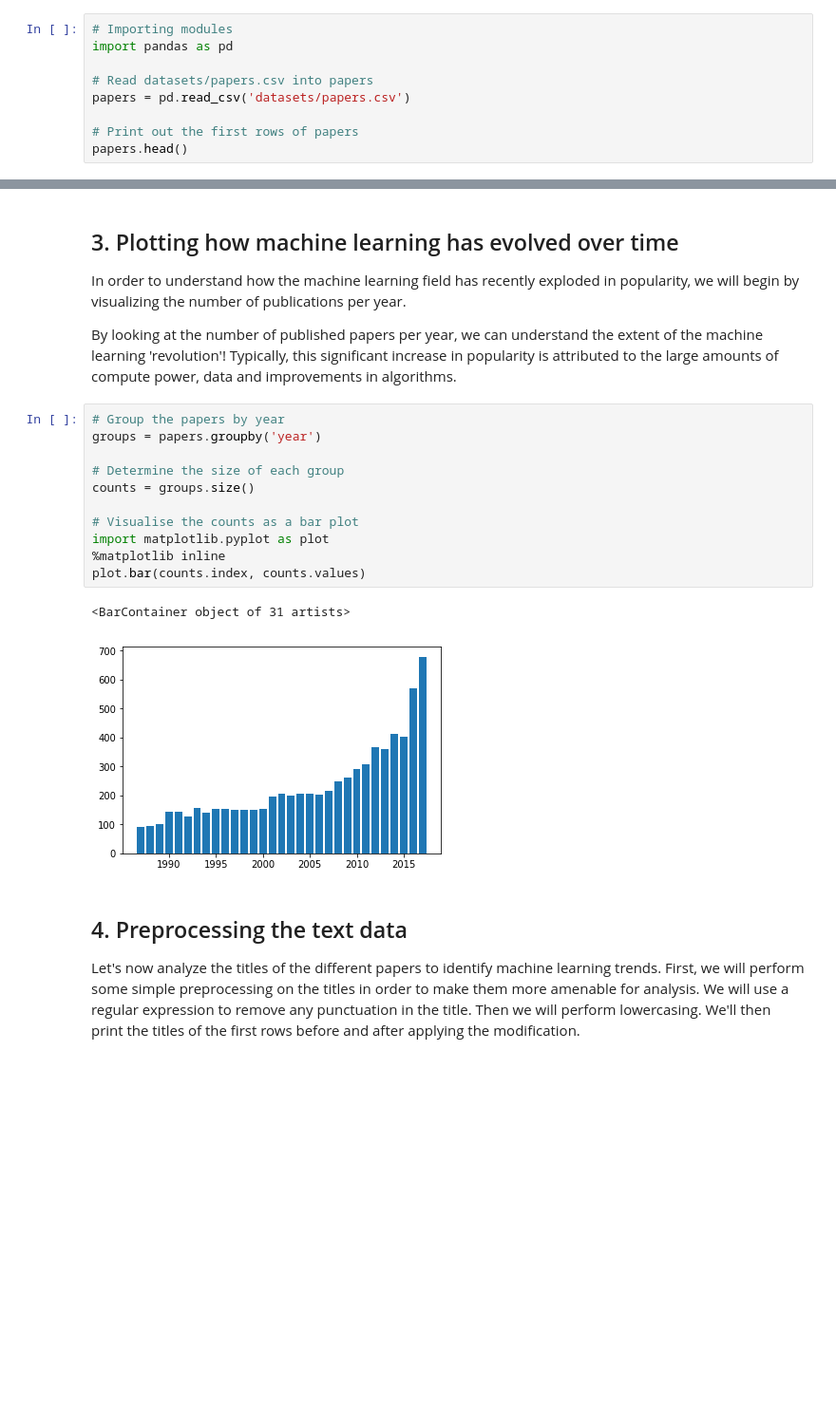
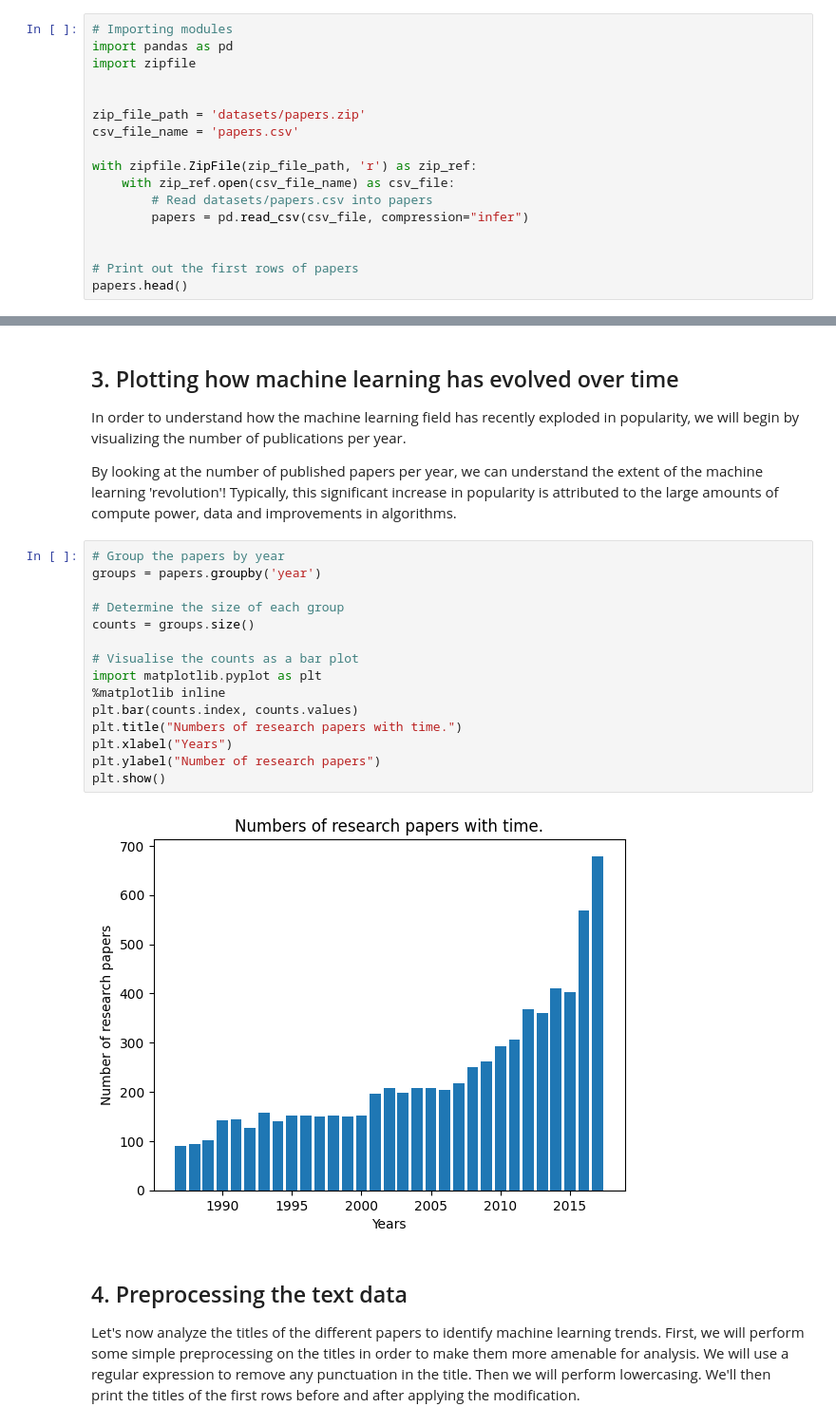
Before and after one commit to Sunilrai486/HottestTopicsInML, a Jupyter notebook: HottestTopicsInML.ipynb, the cells around one changed output, grey strips where cells are left out. Shown: that part at 95% size. Saved outputs shown, nothing was run; the diff lists cells and outputs as text; blank space fills up the shorter version.

Commit message:
Updated the code and add the papers csv dataset.
Updated the code and add the papers csv dataset.

```diff
--- a/HottestTopicsInML.ipynb
+++ b/HottestTopicsInML.ipynb
@@ -6,9 +6,17 @@
 # %%
 # Importing modules
 import pandas as pd
+import zipfile
 
-# Read datasets/papers.csv into papers
-papers = pd.read_csv('datasets/papers.csv')
+
+zip_file_path = 'datasets/papers.zip'
+csv_file_name = 'papers.csv'
+
+with zipfile.ZipFile(zip_file_path, 'r') as zip_ref:
+    with zip_ref.open(csv_file_name) as csv_file:
+        # Read datasets/papers.csv into papers
+        papers = pd.read_csv(csv_file, compression="infer")
+
 
 # Print out the first rows of papers
 papers.head()
@@ -44,17 +52,20 @@ papers.head()
 # %%
 # Group the papers by year
 groups = papers.groupby('year')
 
 # Determine the size of each group
 counts = groups.size()
 
 # Visualise the counts as a bar plot
-import matplotlib.pyplot as plot
+import matplotlib.pyplot as plt
 %matplotlib inline
-plot.bar(counts.index, counts.values)
+plt.bar(counts.index, counts.values)
+plt.title("Numbers of research papers with time.")
+plt.xlabel("Years")
+plt.ylabel("Number of research papers")
+plt.show()
 # %% [output]
-<BarContainer object of 31 artists>
-[figure, old version]
+[figure, new version]
 # %% [markdown]
 ## 4. Preprocessing the text data
 <p>Let's now analyze the titles of the different papers to identify machine learning trends. First, we will perform some simple preprocessing on the titles in order to make them more amenable for analysis. We will use a regular expression to remove any punctuation in the title. Then we will perform lowercasing. We'll then print the titles of the first rows before and after applying the modification.</p>
```
Also changed, not shown: parts of 3 cells of this notebook, 9 other files.
